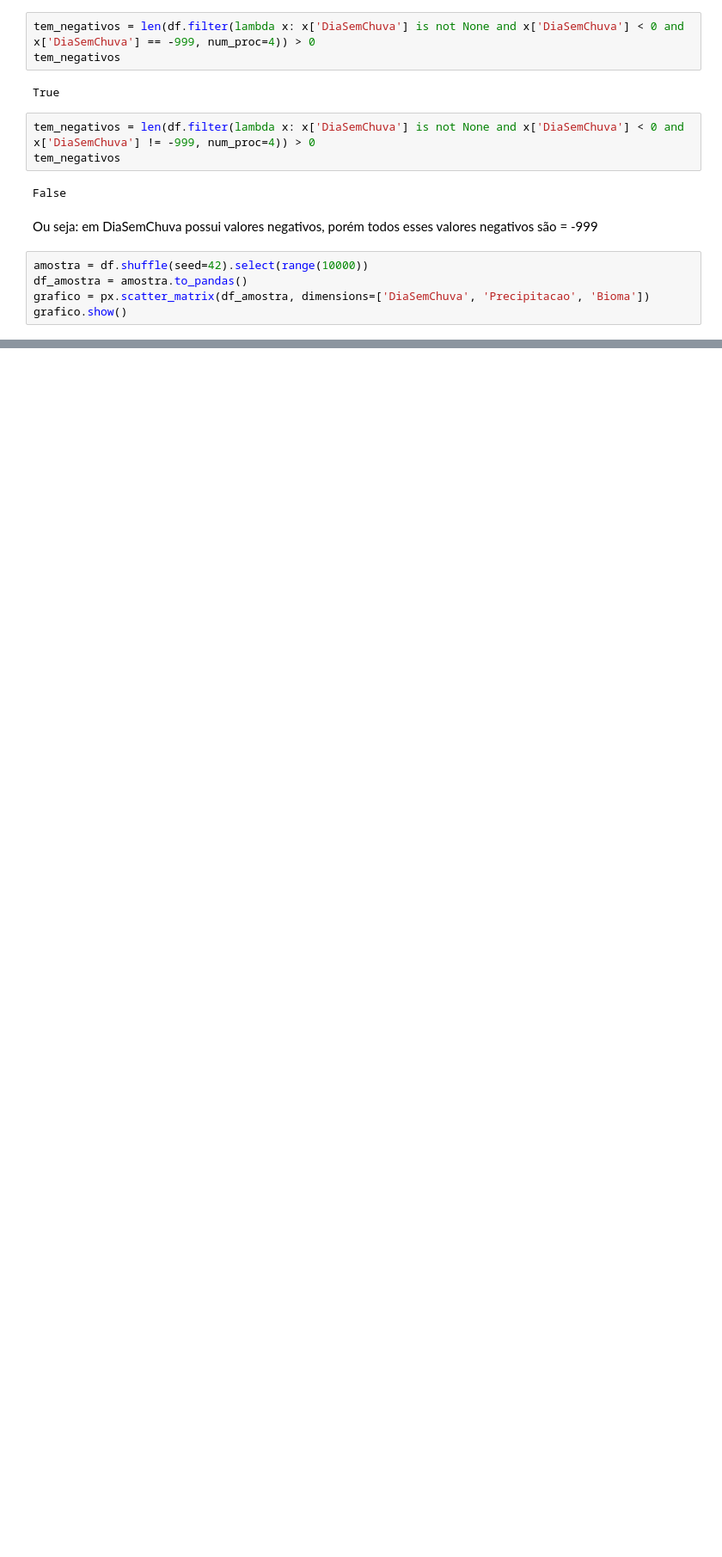
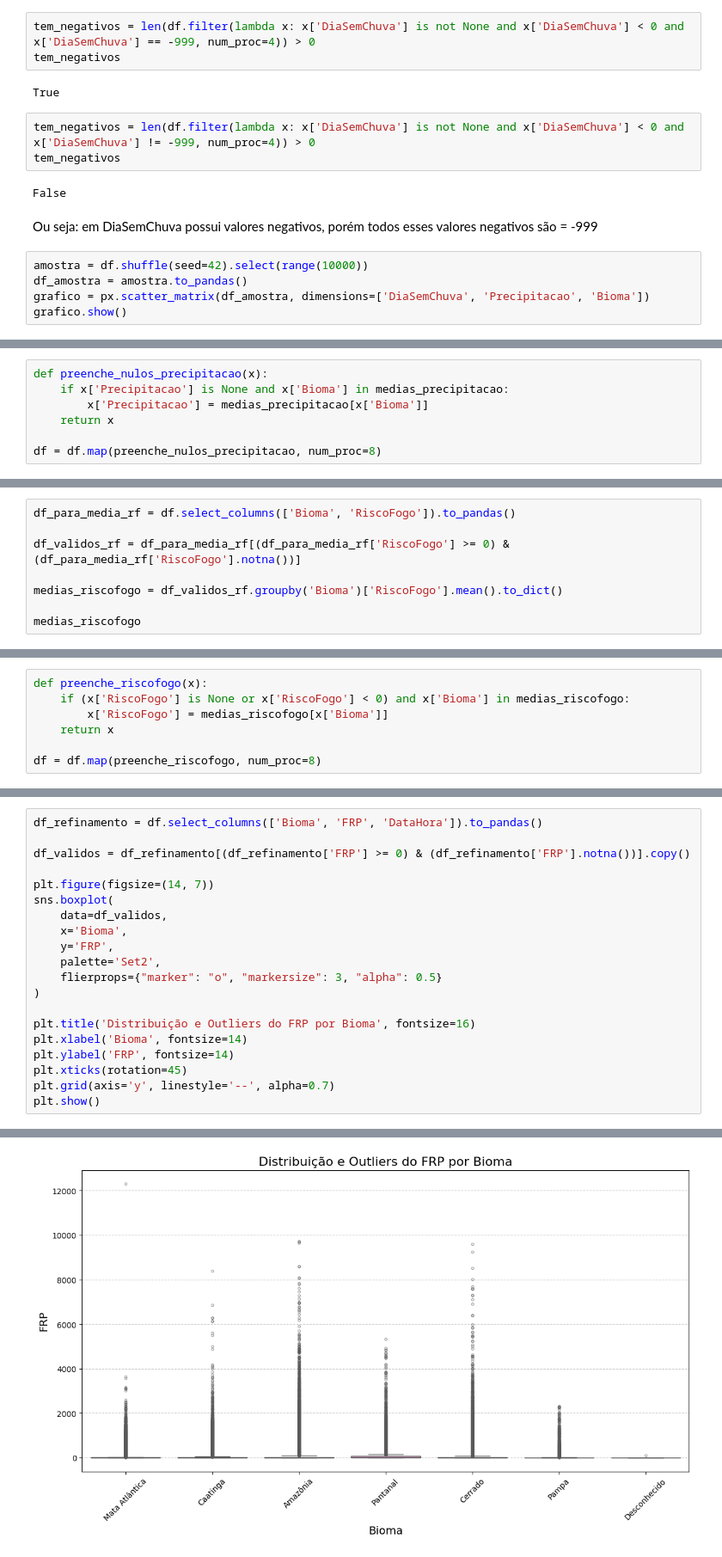
Before and after one commit to vincentbc23/Desafio-3_Zetta, a Jupyter notebook: Desafio3.ipynb, the cells around one changed output, grey strips where cells are left out. Shown at 86% size. Drawn from its saved outputs; the diff is of its cells as text; blank space fills up the shorter version.

Commit message:
DataSet tratado, e pronto para a aplicacao de modelos

```diff
--- a/Desafio3.ipynb
+++ b/Desafio3.ipynb
@@ -291,0 +447,7 @@ grafico.show()
+# %%
+def preenche_nulos_precipitacao(x):
+    if x['Precipitacao'] is None and x['Bioma'] in medias_precipitacao:
+        x['Precipitacao'] = medias_precipitacao[x['Bioma']]
+    return x
+
+df = df.map(preenche_nulos_precipitacao, num_proc=8)
@@ -291,0 +506,8 @@ grafico.show()
+# %%
+df_para_media_rf = df.select_columns(['Bioma', 'RiscoFogo']).to_pandas()
+
+df_validos_rf = df_para_media_rf[(df_para_media_rf['RiscoFogo'] >= 0) & (df_para_media_rf['RiscoFogo'].notna())]
+
+medias_riscofogo = df_validos_rf.groupby('Bioma')['RiscoFogo'].mean().to_dict()
+
+medias_riscofogo
@@ -291,0 +522,7 @@ grafico.show()
+# %%
+def preenche_riscofogo(x):
+    if (x['RiscoFogo'] is None or x['RiscoFogo'] < 0) and x['Bioma'] in medias_riscofogo:
+        x['RiscoFogo'] = medias_riscofogo[x['Bioma']]
+    return x
+
+df = df.map(preenche_riscofogo, num_proc=8)
@@ -291,0 +570,21 @@ grafico.show()
+# %%
+df_refinamento = df.select_columns(['Bioma', 'FRP', 'DataHora']).to_pandas()
+
+df_validos = df_refinamento[(df_refinamento['FRP'] >= 0) & (df_refinamento['FRP'].notna())].copy()
+
+plt.figure(figsize=(14, 7))
+sns.boxplot(
+    data=df_validos,
+    x='Bioma',
+    y='FRP',
+    palette='Set2',
+    flierprops={"marker": "o", "markersize": 3, "alpha": 0.5}
+)
+
+plt.title('Distribuição e Outliers do FRP por Bioma', fontsize=16)
+plt.xlabel('Bioma', fontsize=14)
+plt.ylabel('FRP', fontsize=14)
+plt.xticks(rotation=45)
+plt.grid(axis='y', linestyle='--', alpha=0.7)
+plt.show()
+# %% [output]
@@ -291,0 +594 @@ grafico.show()
+[figure, added]
```
Also changed, not shown: parts of 40 cells of this notebook, 1 other file.
